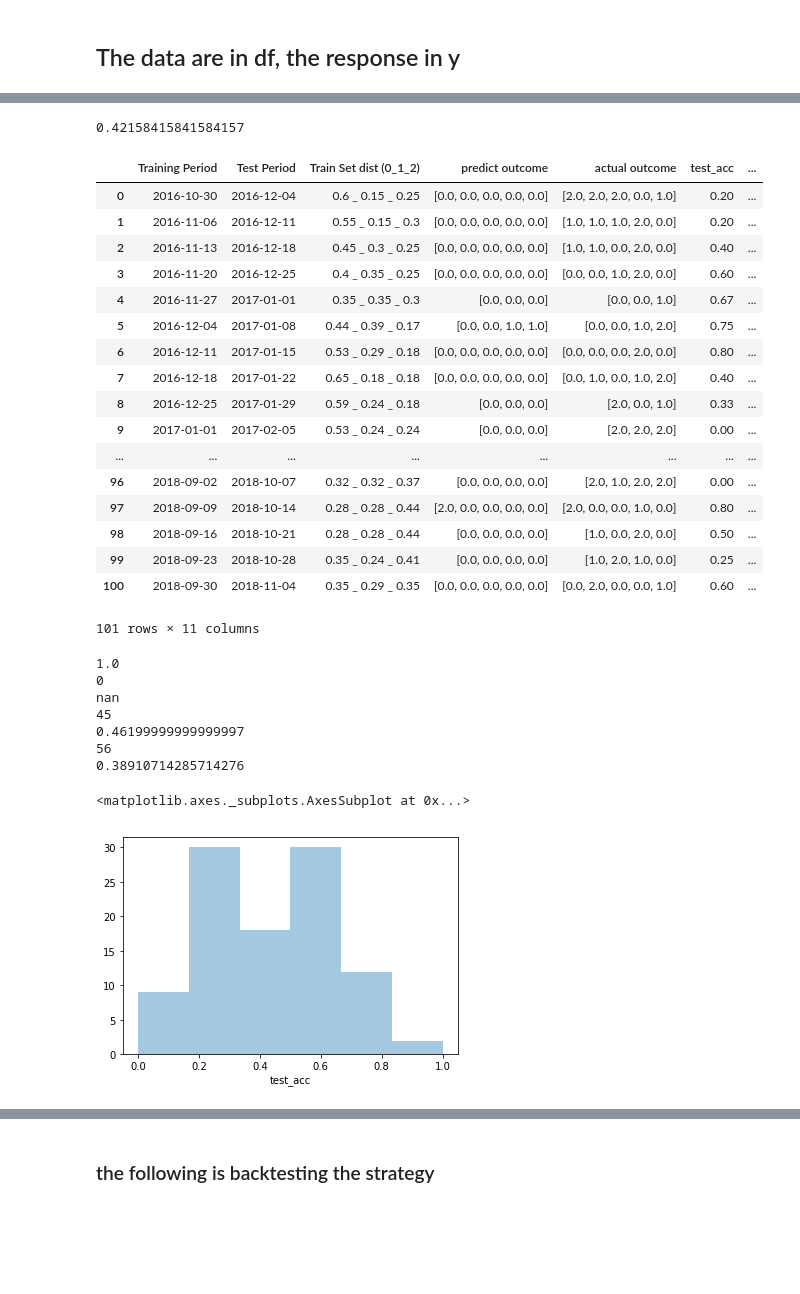
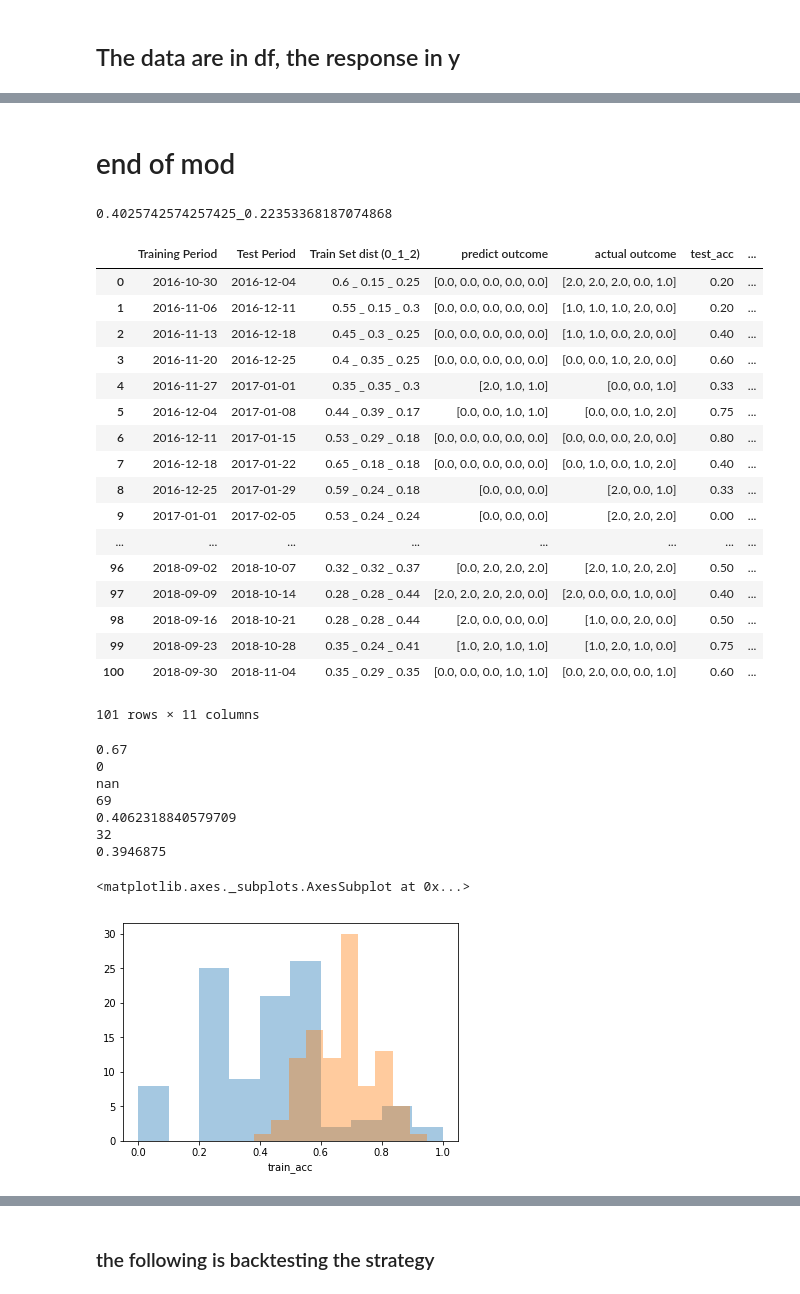
Before and after one commit to bridgelancer/cryptle_fork, a Jupyter notebook: cryptle/model/HSI/HSIfinal.ipynb, the cells around one changed output, grey strips where cells are left out. Saved outputs shown, nothing was run; the diff lists cells and outputs as text; code cells hidden in the pictures; blank space fills up the shorter version.

```diff
--- a/cryptle/model/HSI/HSIfinal.ipynb
+++ b/cryptle/model/HSI/HSIfinal.ipynb
@@ -372,0 +361,9 @@ Trading Occasion: 1.0
+# %%
+import scipy.stats as ss
+rainbow_ma = mod_df[['yes_1_EMA', 'yes_5_EMA','yes_10_EMA','yes_12_EMA','yes_20_EMA','yes_26_EMA','yes_50_EMA',
+                    'yes_100_EMA','yes_200_EMA','yes_250_EMA']]
+new_name = [i+'_rank' for i in rainbow_ma]
+on9 = [ss.rankdata(x) for x in rainbow_ma.values]
+rainbow_ma = pd.DataFrame(on9,index = rainbow_ma.index,columns = new_name)
+# %%
+mod_df = pd.concat([mod_df,rainbow_ma],axis = 1)
@@ -373,2 +390,2 @@ Trading Occasion: 1.0
 # %%
-df
+df=mod_df
@@ -394,9 +392,12 @@ df
+# %% [markdown]
+# end of mod
 # %%
 #### from sklearn.model_selection import train_test_split
 from sklearn import preprocessing
 from sklearn.decomposition import PCA
 from sklearn import svm
 from xgboost import XGBClassifier
+from sklearn.model_selection import train_test_split
 import seaborn as sns
 import matplotlib.pyplot as plt
 import warnings
@@ -418,7 +419,7 @@ table = []
 for i in range(len(date_list) - (weeks_for_training + 1)):
     stats = []
     data_set = df[(date_list[i] <= df.index) & (df.index < date_list[i + weeks_for_training + 1])]
-    data_set = data_set.drop(data_set.columns[50:], axis=1)
+    #data_set = data_set.drop(data_set.columns[50:], axis=1)
     response = y[(date_list[i] <= y_df.index) & (y_df.index < date_list[i + weeks_for_training + 1])]
 
     stats.append(f'{date_list[i]}')
@@ -438,7 +439,7 @@ for i in range(len(date_list) - (weeks_for_training + 1)):
     X_train = pca.fit_transform(X_train)
     X_test = pca.transform(X_test)
 
-    svC = XGBClassifier(learning_rate=0.9, n_estimators=10, max_depth=3, subsample=1.0, reg_alpha = 3, reg_lambda = 0, random_state=32).fit(X_train, y_train)
+    svC = XGBClassifier(learning_rate=0.01, n_estimators=12, max_depth=5, subsample=0.9, reg_alpha = 2.5, reg_lambda = 1, random_state=32).fit(X_train, y_train)
     #svC = svm.SVC(kernel='rbf', decision_function_shape='ovr', class_weight={2:1, 0:1, 1:0.9}, C = 0.7).fit(X_train, y_train)
 
     stats.append(svC.predict(X_test))
@@ -456,54 +457,56 @@ for i in range(len(date_list) - (weeks_for_training + 1)):
 
 summary_column = ['Training Period','Test Period', 'Train Set dist (0_1_2)', 'predict outcome', 'actual outcome', 'test_acc', 'train_acc', 'D_R', 'U_R', 'U_for_D', 'D_for_U']
 summary = pd.DataFrame(table, columns = summary_column )
-print(f'{summary.test_acc.mean()}')
+print(f'{summary.test_acc.mean()}_{summary.test_acc.std()}')
 summary
 # %% [output]
-0.42158415841584157
+0.4025742574257425_0.22353368187074868
 |  | Training Period | Test Period | Train Set dist (0_1_2) | predict outcome | actual outcome | test_acc | ... |
 | 0 | 2016-10-30 | 2016-12-04 | 0.6 _ 0.15 _ 0.25 | [0.0, 0.0, 0.0, 0.0, 0.0] | [2.0, 2.0, 2.0, 0.0, 1.0] | 0.20 | ... |
 | 1 | 2016-11-06 | 2016-12-11 | 0.55 _ 0.15 _ 0.3 | [0.0, 0.0, 0.0, 0.0, 0.0] | [1.0, 1.0, 1.0, 2.0, 0.0] | 0.20 | ... |
 | 2 | 2016-11-13 | 2016-12-18 | 0.45 _ 0.3 _ 0.25 | [0.0, 0.0, 0.0, 0.0, 0.0] | [1.0, 1.0, 0.0, 2.0, 0.0] | 0.40 | ... |
 | 3 | 2016-11-20 | 2016-12-25 | 0.4 _ 0.35 _ 0.25 | [0.0, 0.0, 0.0, 0.0, 0.0] | [0.0, 0.0, 1.0, 2.0, 0.0] | 0.60 | ... |
-| 4 | 2016-11-27 | 2017-01-01 | 0.35 _ 0.35 _ 0.3 | [0.0, 0.0, 0.0] | [0.0, 0.0, 1.0] | 0.67 | ... |
+| 4 | 2016-11-27 | 2017-01-01 | 0.35 _ 0.35 _ 0.3 | [2.0, 1.0, 1.0] | [0.0, 0.0, 1.0] | 0.33 | ... |
 | 5 | 2016-12-04 | 2017-01-08 | 0.44 _ 0.39 _ 0.17 | [0.0, 0.0, 1.0, 1.0] | [0.0, 0.0, 1.0, 2.0] | 0.75 | ... |
 | 6 | 2016-12-11 | 2017-01-15 | 0.53 _ 0.29 _ 0.18 | [0.0, 0.0, 0.0, 0.0, 0.0] | [0.0, 0.0, 0.0, 2.0, 0.0] | 0.80 | ... |
 | 7 | 2016-12-18 | 2017-01-22 | 0.65 _ 0.18 _ 0.18 | [0.0, 0.0, 0.0, 0.0, 0.0] | [0.0, 1.0, 0.0, 1.0, 2.0] | 0.40 | ... |
 | 8 | 2016-12-25 | 2017-01-29 | 0.59 _ 0.24 _ 0.18 | [0.0, 0.0, 0.0] | [2.0, 0.0, 1.0] | 0.33 | ... |
 | 9 | 2017-01-01 | 2017-02-05 | 0.53 _ 0.24 _ 0.24 | [0.0, 0.0, 0.0] | [2.0, 2.0, 2.0] | 0.00 | ... |
 | ... | ... | ... | ... | ... | ... | ... | ... |
-| 96 | 2018-09-02 | 2018-10-07 | 0.32 _ 0.32 _ 0.37 | [0.0, 0.0, 0.0, 0.0] | [2.0, 1.0, 2.0, 2.0] | 0.00 | ... |
-| 97 | 2018-09-09 | 2018-10-14 | 0.28 _ 0.28 _ 0.44 | [2.0, 0.0, 0.0, 0.0, 0.0] | [2.0, 0.0, 0.0, 1.0, 0.0] | 0.80 | ... |
-| 98 | 2018-09-16 | 2018-10-21 | 0.28 _ 0.28 _ 0.44 | [0.0, 0.0, 0.0, 0.0] | [1.0, 0.0, 2.0, 0.0] | 0.50 | ... |
-| 99 | 2018-09-23 | 2018-10-28 | 0.35 _ 0.24 _ 0.41 | [0.0, 0.0, 0.0, 0.0] | [1.0, 2.0, 1.0, 0.0] | 0.25 | ... |
-| 100 | 2018-09-30 | 2018-11-04 | 0.35 _ 0.29 _ 0.35 | [0.0, 0.0, 0.0, 0.0, 0.0] | [0.0, 2.0, 0.0, 0.0, 1.0] | 0.60 | ... |
+| 96 | 2018-09-02 | 2018-10-07 | 0.32 _ 0.32 _ 0.37 | [0.0, 2.0, 2.0, 2.0] | [2.0, 1.0, 2.0, 2.0] | 0.50 | ... |
+| 97 | 2018-09-09 | 2018-10-14 | 0.28 _ 0.28 _ 0.44 | [2.0, 2.0, 2.0, 2.0, 0.0] | [2.0, 0.0, 0.0, 1.0, 0.0] | 0.40 | ... |
+| 98 | 2018-09-16 | 2018-10-21 | 0.28 _ 0.28 _ 0.44 | [2.0, 0.0, 0.0, 0.0] | [1.0, 0.0, 2.0, 0.0] | 0.50 | ... |
+| 99 | 2018-09-23 | 2018-10-28 | 0.35 _ 0.24 _ 0.41 | [1.0, 2.0, 1.0, 1.0] | [1.0, 2.0, 1.0, 0.0] | 0.75 | ... |
+| 100 | 2018-09-30 | 2018-11-04 | 0.35 _ 0.29 _ 0.35 | [0.0, 0.0, 0.0, 1.0, 1.0] | [0.0, 2.0, 0.0, 0.0, 1.0] | 0.60 | ... |
 101 rows × 11 columns
 # %%
-print(summary['test_acc'].max())
+print(summary['train_acc'].median())
 
 a = summary[summary.train_acc == 1]
 print(len(a))
 print(a['test_acc'].mean())
 
 b = summary[(summary.train_acc > 0.6) & (summary.train_acc < 1)]
 print(len(b))
 print(b['test_acc'].mean())
 
 c = summary[(summary.train_acc <= 0.6)]
 print(len(c))
 print(c['test_acc'].mean())
 
-sns.distplot(summary.test_acc,kde = False)
+
+sns.distplot(summary.test_acc,bins = 10,kde = False)
+sns.distplot(summary.train_acc,bins = 10,kde = False)
 # %% [output]
-1.0
+0.67
 0
 nan
-45
-0.46199999999999997
-56
-0.38910714285714276
+69
+0.4062318840579709
+32
+0.3946875
 <matplotlib.axes._subplots.AxesSubplot at 0x...>
-[figure, old version]
+[figure, new version]
 # %%
 sns.scatterplot(summary.train_acc,summary.test_acc)
 # %% [output]
```
Also changed, not shown: parts of 17 cells of this notebook.
